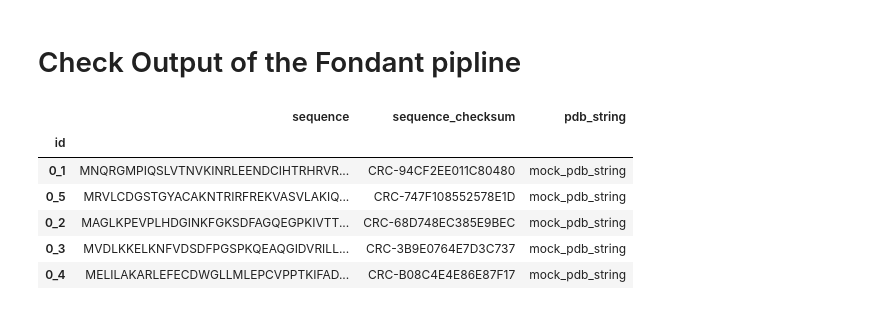
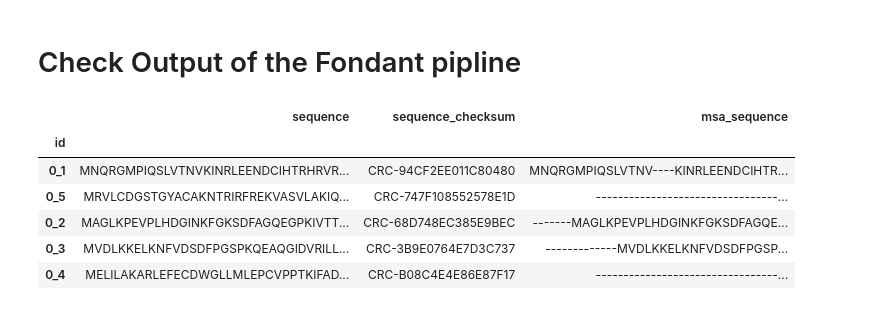
Before and after one commit to deCYPherEU/protein-feature-extraction, a Jupyter notebook: utils/check_output.ipynb, the cells around one changed output. Drawn from its saved outputs; the diff is of its cells as text; code cells hidden in the pictures.

```diff
--- a/utils/check_output.ipynb
+++ b/utils/check_output.ipynb
@@ -3,13 +3,13 @@
 # %%
 import pandas as pd
 
-df = pd.read_parquet('../data/export/')
+df = pd.read_parquet('../data/export/msa_component')
 df.head()
 # %% [output]
-|  | sequence | sequence_checksum | pdb_string |
+|  | sequence | sequence_checksum | msa_sequence |
 | id |  |  |  |
-| 0_1 | MNQRGMPIQSLVTNVKINRLEENDCIHTRHRVR... | CRC-94CF2EE011C80480 | mock_pdb_string |
-| 0_5 | MRVLCDGSTGYACAKNTRIRFREKVASVLAKIQ... | CRC-747F108552578E1D | mock_pdb_string |
-| 0_2 | MAGLKPEVPLHDGINKFGKSDFAGQEGPKIVTT... | CRC-68D748EC385E9BEC | mock_pdb_string |
-| 0_3 | MVDLKKELKNFVDSDFPGSPKQEAQGIDVRILL... | CRC-3B9E0764E7D3C737 | mock_pdb_string |
-| 0_4 | MELILAKARLEFECDWGLLMLEPCVPPTKIFAD... | CRC-B08C4E4E86E87F17 | mock_pdb_string |
+| 0_1 | MNQRGMPIQSLVTNVKINRLEENDCIHTRHRVR... | CRC-94CF2EE011C80480 | MNQRGMPIQSLVTNV----KINRLEENDCIHTR... |
+| 0_5 | MRVLCDGSTGYACAKNTRIRFREKVASVLAKIQ... | CRC-747F108552578E1D | ---------------------------------... |
+| 0_2 | MAGLKPEVPLHDGINKFGKSDFAGQEGPKIVTT... | CRC-68D748EC385E9BEC | -------MAGLKPEVPLHDGINKFGKSDFAGQE... |
+| 0_3 | MVDLKKELKNFVDSDFPGSPKQEAQGIDVRILL... | CRC-3B9E0764E7D3C737 | -------------MVDLKKELKNFVDSDFPGSP... |
+| 0_4 | MELILAKARLEFECDWGLLMLEPCVPPTKIFAD... | CRC-B08C4E4E86E87F17 | ---------------------------------... |
```
Also changed, not shown: 7 other files.
